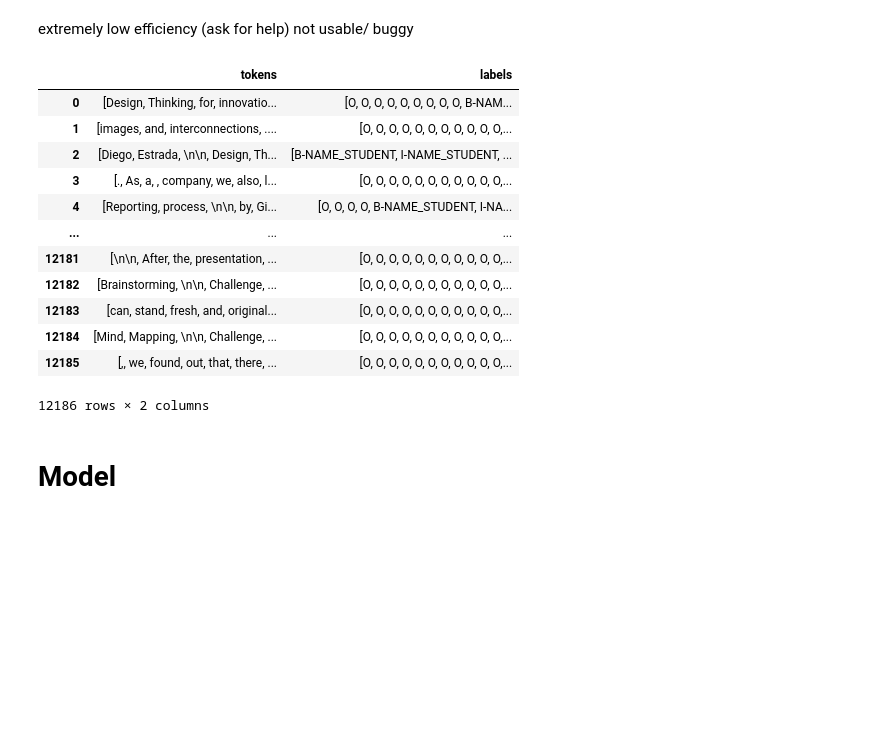
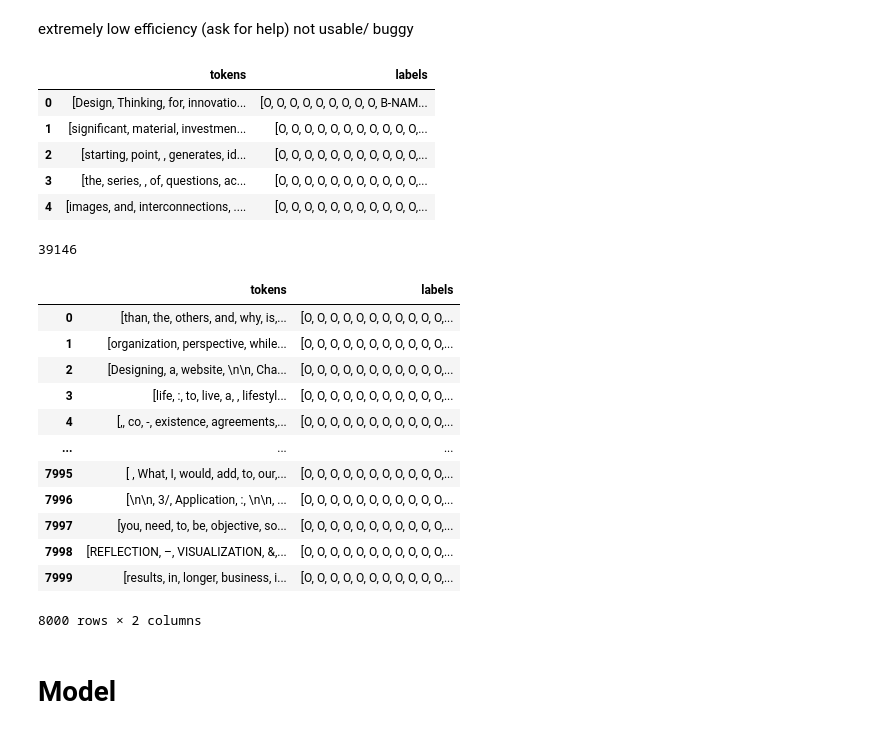
Before and after one commit to GGC-DSA/Kaggle-2024, a Jupyter notebook: notebooks-Spr2024/PratikC_Notebook.ipynb, the cells around one changed output. Cells and saved outputs as stored; diff of their text form; code cells hidden in the pictures; blank space fills up the shorter version.

```diff
--- a/notebooks-Spr2024/PratikC_Notebook.ipynb
+++ b/notebooks-Spr2024/PratikC_Notebook.ipynb
@@ -51,14 +55,15 @@ elif platform == 'local':
     model_path = '../models/bert_models/' + model_name
 
 config = {
-    'MAX_LEN': 512,
+    'MAX_LEN': 128,
     'tokenizer': BertTokenizerFast.from_pretrained(bert_path),
-    'TRAIN_BATCH_SIZE': 4,
+    'TRAIN_BATCH_SIZE': 2,
     'VALID_BATCH_SIZE': 2,
     'EPOCHS': 1,
-    'LEARNING_RATE':1e-05,
+    'LEARNING_RATE':1e-5,
     'MAX_GRAD_NORM': 10,
     'device': 'cuda' if torch.cuda.is_available() else 'cpu',
+    # 'device': 'cpu',
     'model_name':model_name
 }
 # %% [markdown]
@@ -164,10 +167,10 @@ df_usable = df.iloc[df[~(df.tokens.apply(len) != df.labels.apply(len))].index]
 # %% [output]
 0.06184809754664311
 # %%
-def labelling(line):
-    line_labels = pd.Series(line.labels)
-    labels_index = line_labels[line_labels != 'O'].index
-    return {index: (line_labels.loc[index], pd.Series(line.tokens).loc[index]) for index in labels_index.to_list()}
-
-df_usable.loc[:,'label_dict'] = df_usable.apply(lambda line: labelling(line), axis = 1)
-df_usable
+# def labelling(line):
+#     line_labels = pd.Series(line.labels)
+#     labels_index = line_labels[line_labels != 'O'].index
+#     return {index: (line_labels.loc[index], pd.Series(line.tokens).loc[index]) for index in labels_index.to_list()}
+#
+# df_usable.loc[:,'label_dict'] = df_usable.apply(lambda line: labelling(line), axis = 1)
+# df_usable
@@ -250,19 +239,16 @@ def make_smaller_inputs(dataframe):
     return df_out
 # %%
 df_model_input = make_smaller_inputs(df_usable)
-df_model_input
+df_model_input.head()
 # %% [output]
 |  | tokens | labels |
 | 0 | [Design, Thinking, for, innovatio... | [O, O, O, O, O, O, O, O, O, B-NAM... |
-| 1 | [images, and, interconnections, .... | [O, O, O, O, O, O, O, O, O, O, O,... |
-| 2 | [Diego, Estrada, \n\n, Design, Th... | [B-NAME_STUDENT, I-NAME_STUDENT, ... |
-| 3 | [., As, a, , company, we, also, l... | [O, O, O, O, O, O, O, O, O, O, O,... |
-| 4 | [Reporting, process, \n\n, by, Gi... | [O, O, O, O, B-NAME_STUDENT, I-NA... |
-| ... | ... | ... |
-| 12181 | [\n\n, After, the, presentation, ... | [O, O, O, O, O, O, O, O, O, O, O,... |
-| 12182 | [Brainstorming, \n\n, Challenge, ... | [O, O, O, O, O, O, O, O, O, O, O,... |
-| 12183 | [can, stand, fresh, and, original... | [O, O, O, O, O, O, O, O, O, O, O,... |
-| 12184 | [Mind, Mapping, \n\n, Challenge, ... | [O, O, O, O, O, O, O, O, O, O, O,... |
-| 12185 | [,, we, found, out, that, there, ... | [O, O, O, O, O, O, O, O, O, O, O,... |
+| 1 | [significant, material, investmen... | [O, O, O, O, O, O, O, O, O, O, O,... |
+| 2 | [starting, point, , generates, id... | [O, O, O, O, O, O, O, O, O, O, O,... |
+| 3 | [the, series, , of, questions, ac... | [O, O, O, O, O, O, O, O, O, O, O,... |
+| 4 | [images, and, interconnections, .... | [O, O, O, O, O, O, O, O, O, O, O,... |
-12186 rows × 2 columns
+# %%
+len(df_model_input.index)
+# %% [output]
+39146
 # %%
@@ -270,3 +256,20 @@ df_train, df_test = train_test_split(df_model_input, test_size=0.05)
+# %%
+df_train.reset_index(drop = True, inplace=True)
+df_train
+# %% [output]
+|  | tokens | labels |
+| 0 | [than, the, others, and, why, is,... | [O, O, O, O, O, O, O, O, O, O, O,... |
+| 1 | [organization, perspective, while... | [O, O, O, O, O, O, O, O, O, O, O,... |
+| 2 | [Designing, a, website, \n\n, Cha... | [O, O, O, O, O, O, O, O, O, O, O,... |
+| 3 | [life, :, to, live, a, , lifestyl... | [O, O, O, O, O, O, O, O, O, O, O,... |
+| 4 | [,, co, -, existence, agreements,... | [O, O, O, O, O, O, O, O, O, O, O,... |
+| ... | ... | ... |
+| 7995 | [ , What, I, would, add, to, our,... | [O, O, O, O, O, O, O, O, O, O, O,... |
+| 7996 | [\n\n, 3/, Application, :, \n\n, ... | [O, O, O, O, O, O, O, O, O, O, O,... |
+| 7997 | [you, need, to, be, objective, so... | [O, O, O, O, O, O, O, O, O, O, O,... |
+| 7998 | [REFLECTION, –, VISUALIZATION, &,... | [O, O, O, O, O, O, O, O, O, O, O,... |
+| 7999 | [results, in, longer, business, i... | [O, O, O, O, O, O, O, O, O, O, O,... |
+8000 rows × 2 columns
 # %% [markdown]
 # Model
 # %% [markdown]
```
Also changed, not shown: parts of 11 cells of this notebook, 3 other files.
